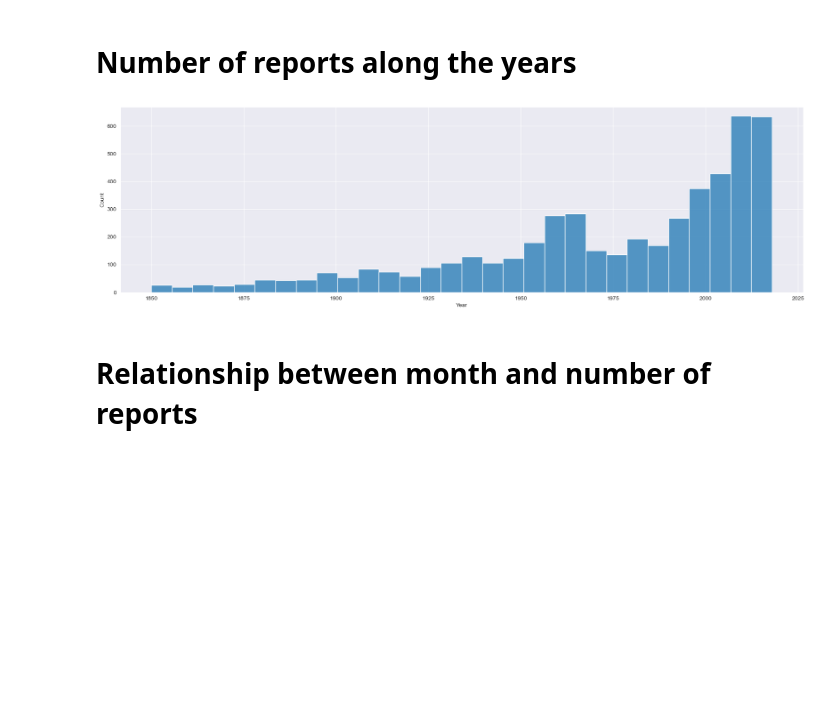
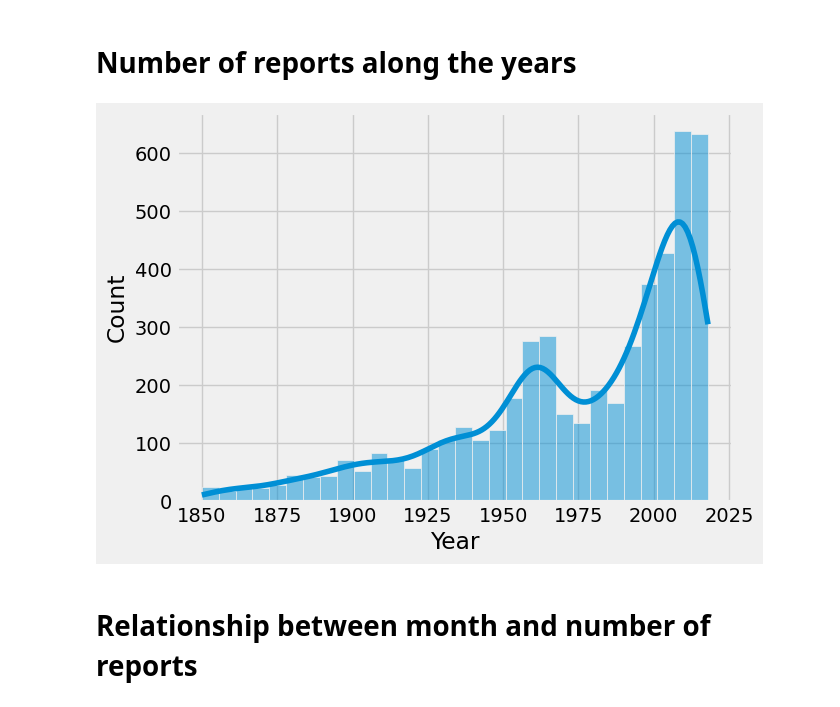
Before and after one commit to GuilleNes/Project-1.-Shark-Attack, a Jupyter notebook: src/Data Visualization.ipynb, the cells around one changed output. Drawn from its saved outputs; the diff is of its cells as text; code cells hidden in the pictures; blank space fills up the shorter version.

```diff
--- a/src/Data Visualization.ipynb
+++ b/src/Data Visualization.ipynb
@@ -11,6 +11,7 @@ import plotly.express as px
 # sns.set_style("whitegrid")
 # %%
 attacks_filtered = pd.read_csv('../data/attacks_filtered.csv')
+attacks_filtered = pd.read_csv('../data/attacks_filtered4.csv')
 # %% [markdown]
 # First of all we are going to represent a boxplot with the top 5 countries by attack report
 # %%
@@ -36,11 +37,11 @@ plot_1.figure.savefig("../images/Top7_countries.jpg", dpi=1000)
 # %%
 df = attacks_filtered[(attacks_filtered["Year"]>=1850)]
 
-
-plot_2 = sns.histplot(x=df.Year, bins=30)
-plot_2.figure.savefig("../images/reports_along_years.jpg", dpi=1000)
+plt.style.use('fivethirtyeight')
+plot_2 = sns.histplot(x=df.Year, bins=30, palette="magma", kde=True)
+plot_2.figure.savefig("../images/reports_along_years.jpg", dpi=1000, bbox_inches = "tight")
 # %% [output]
-[figure, old version]
+[figure, new version]
 # %% [markdown]
 # Relationship between month and number of reports
 # %%
```
Also changed, not shown: parts of 6 cells of this notebook, 17 other files.
